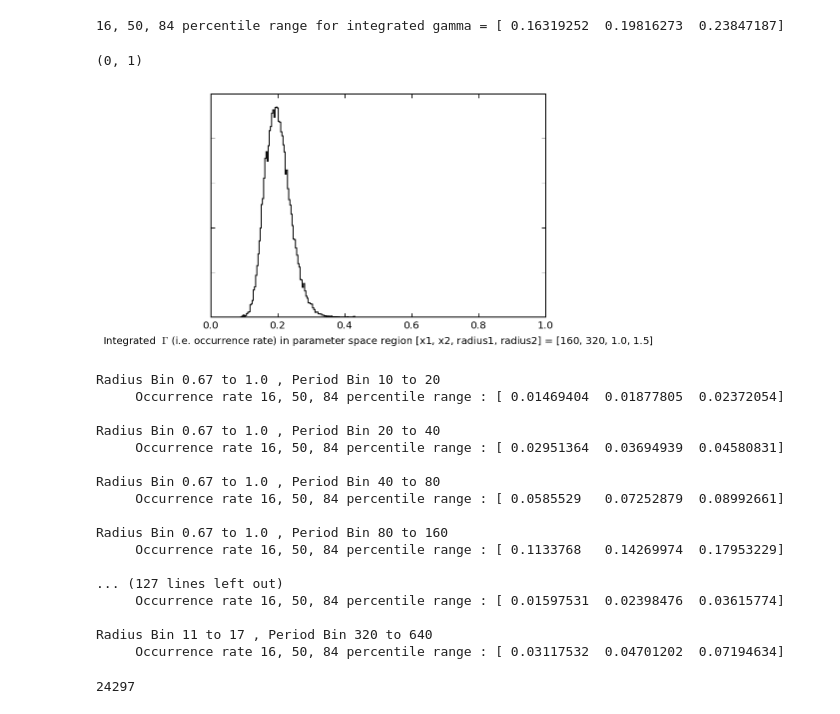
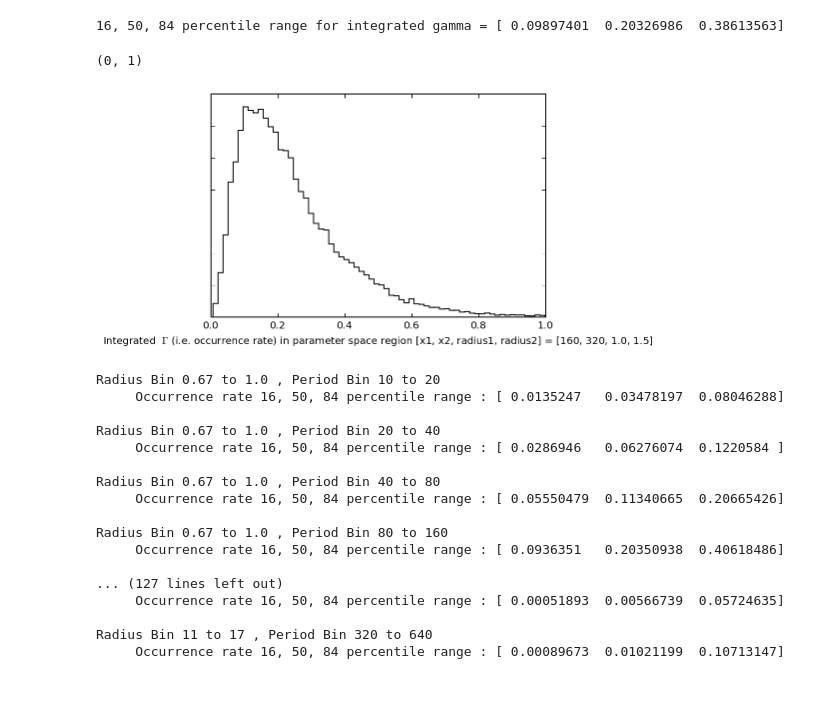
Before and after one commit to mshabram/PyStan_Kepler_Exoplanet_Populations, a Jupyter notebook: exopop_PyStan_precomputed_completeness_v1_with_radius_uncertainties_working_rev1e.ipynb, the cells around one changed output. Drawn from its saved outputs; the diff is of its cells as text; code cells hidden in the pictures.

```diff
--- a/exopop_PyStan_precomputed_completeness_v1_with_radius_uncertainties_working_rev1e.ipynb
+++ b/exopop_PyStan_precomputed_completeness_v1_with_radius_uncertainties_working_rev1e.ipynb
@@ -37,4 +37,4 @@ def get_catalog(name, basepath="data"):
     df.to_hdf(fn, name, format="t")
     return df
 # %%
-periodInsolationSwitch = raw_input("Period or Insolation: P or I? -- ")
+periodInsolationSwitch = 'P' #raw_input("Period or Insolation: P or I? -- ")
@@ -43,2 +41,2 @@ Period or Insolation: P or I? -- P
 # %%
-catalogSwitch = raw_input("Catalog 9.1 or 9.2: 1 or 2? -- ")
+catalogSwitch = '1' # raw_input("Catalog 9.1 or 9.2: 1 or 2? -- ")
@@ -151,7 +147,7 @@ elif(catalogSwitch == "2"):
 
 # Set insolation (or period) and planet radius ranges
 # for power law fit
-rp_rng = (0.75, 3.4)
+rp_rng = (0.75, 2.5)
 if(periodInsolationSwitch=="I"):
     x_rng = (0.2, 20)
 elif(periodInsolationSwitch=="P"):
@@ -401,7 +398,7 @@ def get_completeness(star, period, rp, e, catalogSwitch,with_geom=True):
     :param period:    the period in days
     :param rp:        the planet radius in Earth radii
     :param e:         the orbital eccentricity
-    :param with_geom: include the geometric transit probability?
+    :param with_geom: include the geometric transit probability
 
     """
     aor = get_a(period, star.mass) / star.radius
@@ -849,7 +846,7 @@ def integrated_gamma(theta,x1,x2,radius1,radius2,periodInsolationSwitch):
     elif(periodInsolationSwitch == 'I'):
         x_rng = (0.2, 20)
 
-    radius_rng = (0.75, 3.4)
+    radius_rng = (0.75, 2.5)
 
     # Compute exoplanet occurrence rate integrated over chosen region of [ x , radius] parameter space
     integral_over_x = (x2**(beta + 1) - x1**(beta + 1))/(x_rng[1]**(beta + 1) - x_rng[0]**(beta + 1))
@@ -902,35 +899,35 @@ elif(periodInsolationSwitch == 'P'):
 
     x1 = 160
     x2 = 320
 
 # !!!!! Choose radius bin edges for occurrence rate calculation
 radius1 = 1.0
 radius2 = 1.5
 
 # Integrate the gamma posterior distribution over the selected phase space bin
 # NOTE -- This gives the exoplanet occurrence rate in that phase space bin!
 for i, theta in enumerate(sampler.flatchain):
     int_gamma_samples[i] = integrated_gamma(theta,x1,x2,radius1,radius2,periodInsolationSwitch)
 
 # print occurrence rate for this parameter space region
 print("16, 50, 84 percentile range for integrated gamma = {0} ".format(np.percentile(int_gamma_samples,[16,50,84])))
 
 # Plot the posterior of int gamma_samples over selected planet radius and period range
 pl.hist(int_gamma_samples, 100, histtype="step", color="k")
 pl.gca().set_yticklabels([])
 if(periodInsolationSwitch == 'I'):
     pl.title("Integrated ocurrence rate over radius and insolation")
 elif(periodInsolationSwitch == 'I'):
     pl.title("Integrated ocurrence rate over radius and period")
 
 pl.xlabel(r"Integrated  $\Gamma$ (i.e. occurrence rate) in parameter space region [x1, x2, radius1, radius2] = {0}".format([x1,x2,radius1,radius2]));
 # pl.xlabel(r"$\log_{10}\Gamma_\oplus = \left. \log_{10}\mathrm{d}N / \mathrm{d}\ln P \, \mathrm{d}\ln R_p \right |_\oplus$");
 pl.xticks
 pl.gca().set_xlim([0,1])
 # %% [output]
-16, 50, 84 percentile range for integrated gamma = [ 0.16319252  0.19816273  0.23847187]
+16, 50, 84 percentile range for integrated gamma = [ 0.09897401  0.20326986  0.38613563]
 (0, 1)
-[figure, old version]
+[figure, new version]
 # %%
 #=====================================================================
 # Gather and save occurrence rate data for emcee sampler
@@ -996,22 +993,22 @@ np.savetxt('sigma_n_emcee_occurrence_rate_lower_credible_interval_'+str(nSamples
 np.savetxt('sigma_p_emcee_occurrence_rate_upper_credible_interval_'+str(nSamplesPerChain)+'_samples_per_chain_'+str(nChains)+'_chains_'+stellarTypeSwitch+'_'+catalogSwitch+'.csv', np.array(listUpperCredibleInterval), delimiter=",",fmt='%.5f')
 # %% [output]
 Radius Bin 0.67 to 1.0 , Period Bin 10 to 20
-     Occurrence rate 16, 50, 84 percentile range : [ 0.01469404  0.01877805  0.02372054]
+     Occurrence rate 16, 50, 84 percentile range : [ 0.0135247   0.03478197  0.08046288]
 
 Radius Bin 0.67 to 1.0 , Period Bin 20 to 40
-     Occurrence rate 16, 50, 84 percentile range : [ 0.02951364  0.03694939  0.04580831]
+     Occurrence rate 16, 50, 84 percentile range : [ 0.0286946   0.06276074  0.1220584 ]
 
 Radius Bin 0.67 to 1.0 , Period Bin 40 to 80
-     Occurrence rate 16, 50, 84 percentile range : [ 0.0585529   0.07252879  0.08992661]
+     Occurrence rate 16, 50, 84 percentile range : [ 0.05550479  0.11340665  0.20665426]
 
 Radius Bin 0.67 to 1.0 , Period Bin 80 to 160
-     Occurrence rate 16, 50, 84 percentile range : [ 0.1133768   0.14269974  0.17953229]
+     Occurrence rate 16, 50, 84 percentile range : [ 0.0936351   0.20350938  0.40618486]
 
 ... (127 lines left out)
-     Occurrence rate 16, 50, 84 percentile range : [ 0.01597531  0.02398476  0.03615774]
+     Occurrence rate 16, 50, 84 percentile range : [ 0.00051893  0.00566739  0.05724635]
 
 Radius Bin 11 to 17 , Period Bin 320 to 640
-     Occurrence rate 16, 50, 84 percentile range : [ 0.03117532  0.04701202  0.07194634]
+     Occurrence rate 16, 50, 84 percentile range : [ 0.00089673  0.01021199  0.10713147]
 # %%
 import pystan
 import corner
@@ -1127,8 +1124,6 @@ koi_rps_obs_upper = koi_rps + koi_rps_err1
 # Garbage collection
 gc.isenabled()
 gc.collect()
-# %% [output]
-24297
 # %%
 # Check that everything is there
 print(new_completeness.shape)
```
Also changed, not shown: parts of 24 cells of this notebook.
